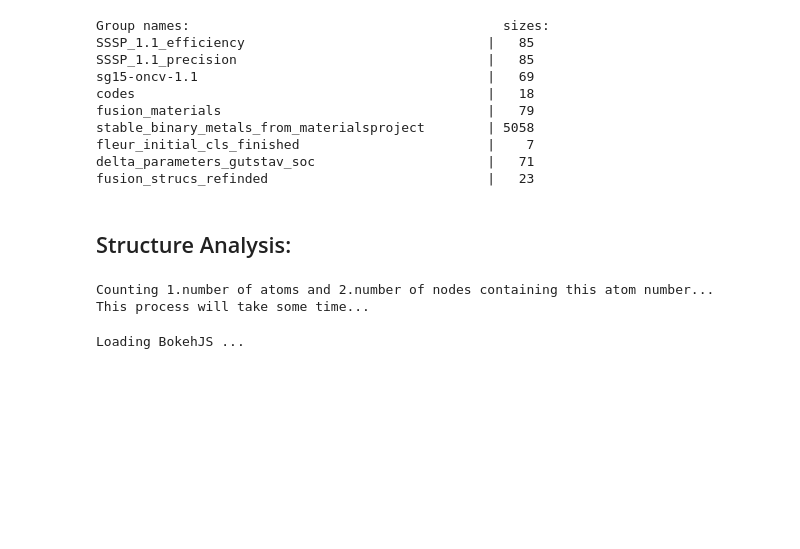
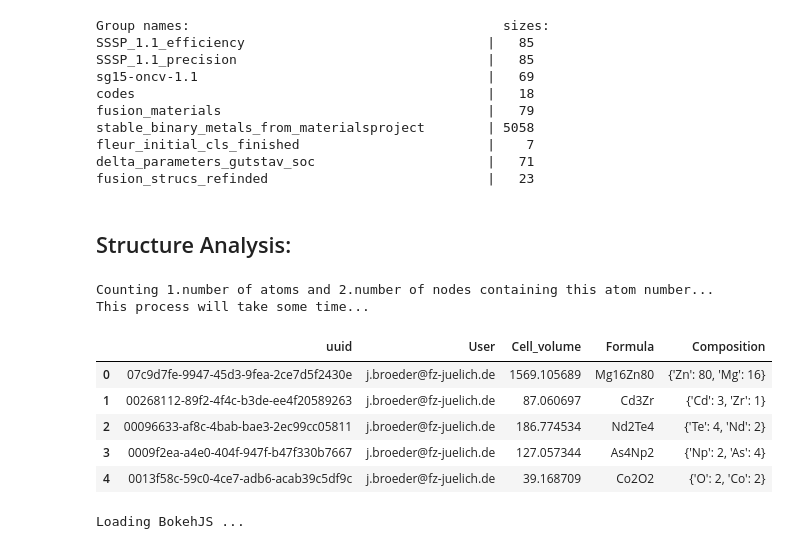
Before and after one commit to JuDFTteam/aiida-jutools, a Jupyter notebook: D1_ScSi_Lab2020_AiiDAdb_overview.ipynb, the cells around one changed output. Cells and saved outputs as stored; diff of their text form; code cells hidden in the pictures; blank space fills up the shorter version.

```diff
--- a/D1_ScSi_Lab2020_AiiDAdb_overview.ipynb
+++ b/D1_ScSi_Lab2020_AiiDAdb_overview.ipynb
@@ -352,3 +365,12 @@ This process will take some time...
+# %%
+dataF.head()
+# %% [output]
+|  | uuid | User | Cell_volume | Formula | Composition |
+| 0 | 07c9d7fe-9947-45d3-9fea-2ce7d5f2430e | j.broeder@fz-juelich.de | 1569.105689 | Mg16Zn80 | {'Zn': 80, 'Mg': 16} |
+| 1 | 00268112-89f2-4f4c-b3de-ee4f20589263 | j.broeder@fz-juelich.de | 87.060697 | Cd3Zr | {'Cd': 3, 'Zr': 1} |
+| 2 | 00096633-af8c-4bab-bae3-2ec99cc05811 | j.broeder@fz-juelich.de | 186.774534 | Nd2Te4 | {'Te': 4, 'Nd': 2} |
+| 3 | 0009f2ea-a4e0-404f-947f-b47f330b7667 | j.broeder@fz-juelich.de | 127.057344 | As4Np2 | {'Np': 2, 'As': 4} |
+| 4 | 0013f58c-59c0-4ce7-adb6-acab39c5df9c | j.broeder@fz-juelich.de | 39.168709 | Co2O2 | {'O': 2, 'Co': 2} |
 # %%
 DV.ShowFormula(Newdata)
 # %% [output]
```
Also changed, not shown: parts of 10 cells of this notebook, 3 other files.
